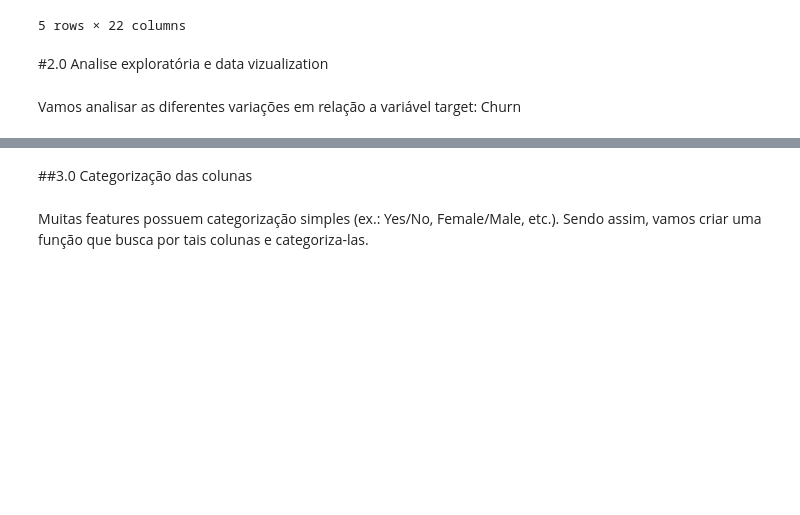
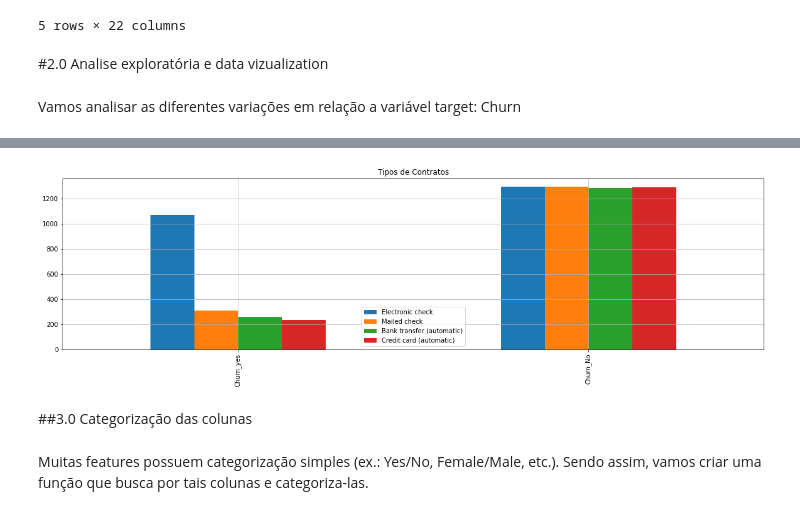
Before and after one commit to VitorFRodrigues/Alura_Challenges, a Jupyter notebook: notebook/Alura_Challenge_DataScience1.ipynb, the cells around one changed output, grey strips where cells are left out. Saved outputs shown, nothing was run; the diff lists cells and outputs as text; code cells hidden in the pictures; blank space fills up the shorter version.

```diff
--- a/notebook/Alura_Challenge_DataScience1.ipynb
+++ b/notebook/Alura_Challenge_DataScience1.ipynb
@@ -318,3 +322,7 @@ qtd_user_churn('Contract', 'Tipos de Contratos', dados_limpos)
+# %%
+qtd_user_churn('PaymentMethod', 'Tipos de Contratos', dados_limpos)
+# %% [output]
+[figure, added]
 # %% [markdown]
 ##3.0 Categorização das colunas
 # %% [markdown]
```
Also changed, not shown: parts of 5 cells of this notebook.
